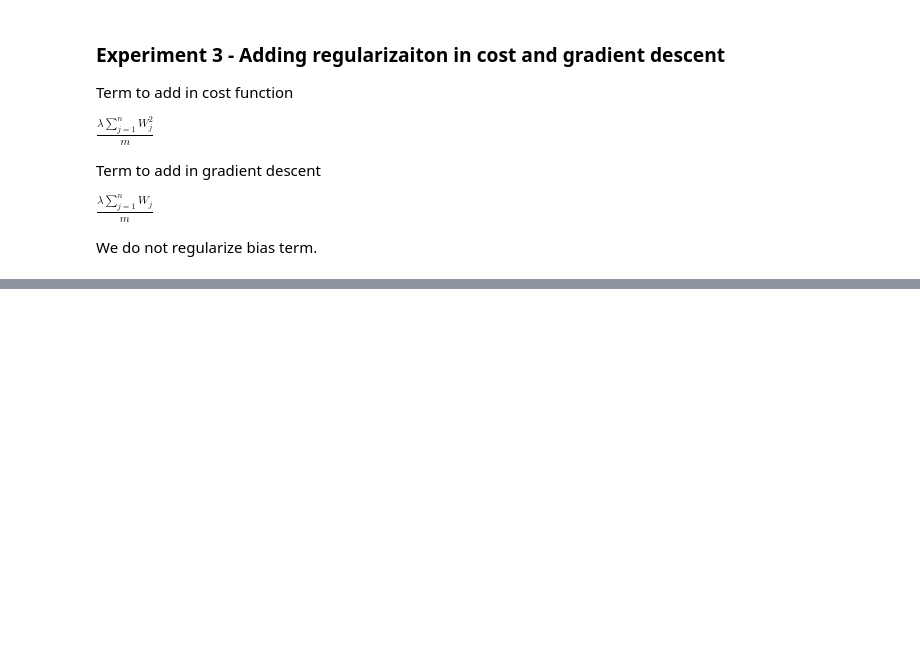
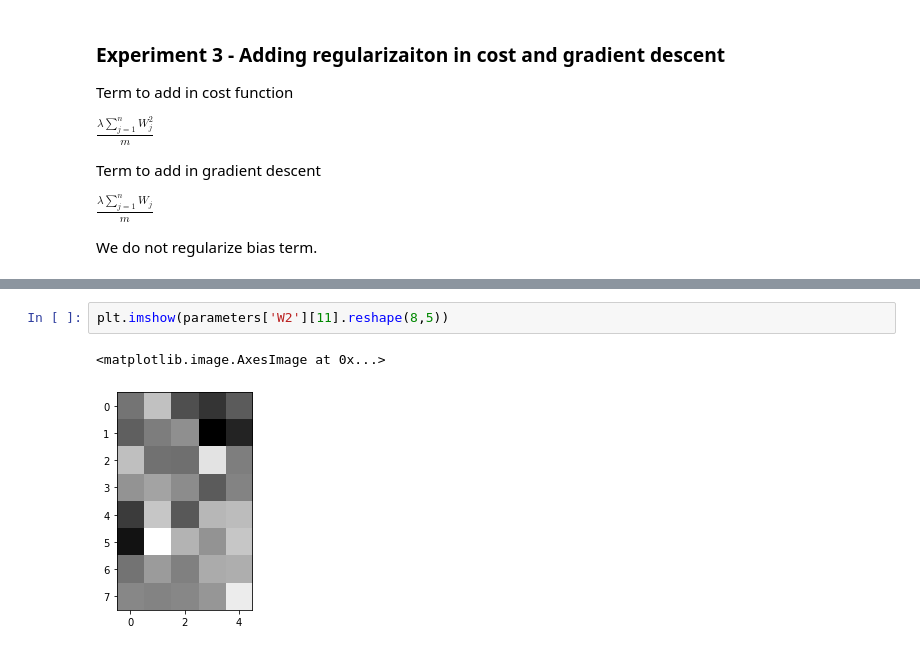
Before and after one commit to diogoalves/coursera-deep-learning-specialization, a Jupyter notebook: 01-Neural-Networks-and-Deep-Learning/week-04/experiments/experiments.ipynb, the cells around one changed output, grey strips where cells are left out. Drawn from its saved outputs; the diff is of its cells as text; blank space fills up the shorter version.

```diff
--- a/01-Neural-Networks-and-Deep-Learning/week-04/experiments/experiments.ipynb
+++ b/01-Neural-Networks-and-Deep-Learning/week-04/experiments/experiments.ipynb
@@ -350,0 +380,5 @@ Accuracy: 0.5
+# %%
+plt.imshow(parameters['W2'][11].reshape(8,5))
+# %% [output]
+<matplotlib.image.AxesImage at 0x...>
+[figure, added]
```
Also changed, not shown: parts of 4 cells of this notebook, 3 other files.
